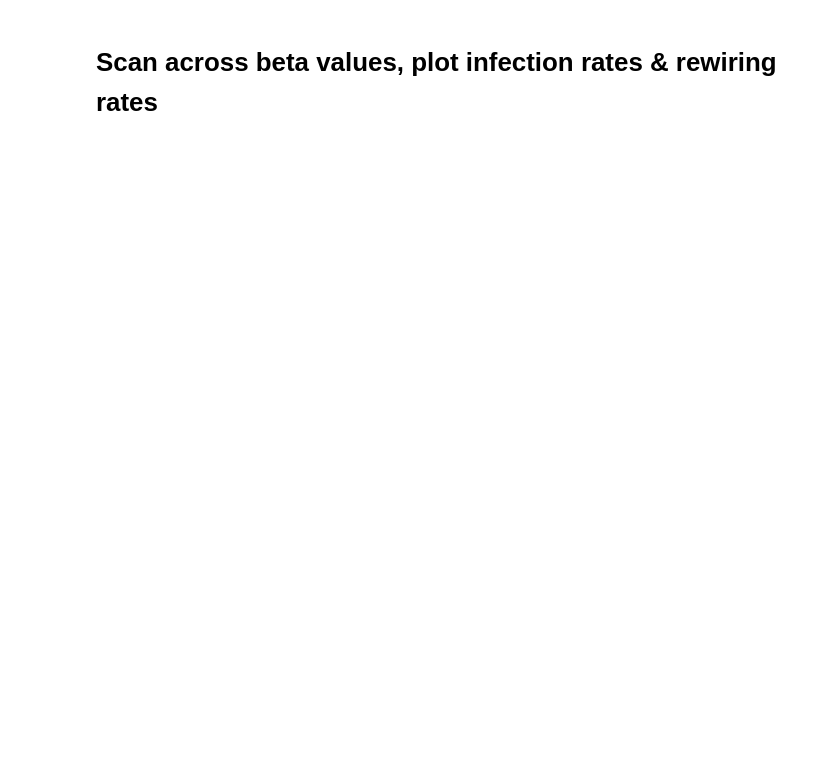
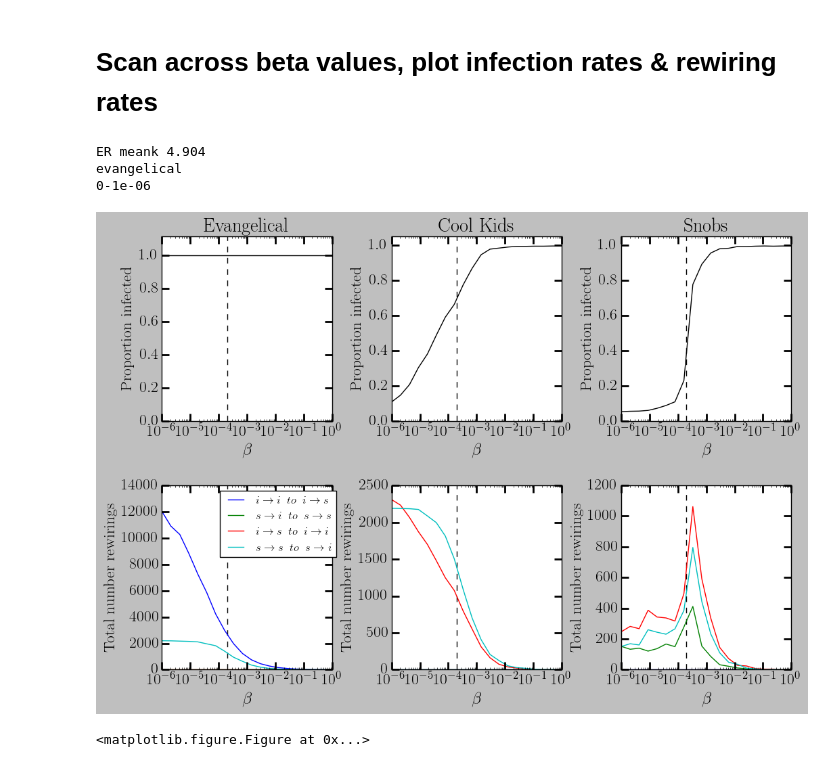
Before and after one commit to sfi72hs/sixteen, a Jupyter notebook: weird/Graphs.ipynb, the cells around one changed output. Saved outputs shown, nothing was run; the diff lists cells and outputs as text; code cells hidden in the pictures; blank space fills up the shorter version.

```diff
--- a/weird/Graphs.ipynb
+++ b/weird/Graphs.ipynb
@@ -168,3 +179,5 @@ inits['ERtest']=inits['ER'].copy()
+# %%
+rdicts_db={}
 # %%
 cnet = 'ER'
 mx_init, is_infected_init = inits[cnet]['mx_init'], inits[cnet]['is_infected_init']
@@ -175,7 +188,9 @@ if cnet not in rdicts_db:
 
 from rewire import run_rewire
 beta = 100
-for t in ['evangelical','coolkids','veggie',]:
+#for t in ['evangelical','coolkids','veggie',]:
+
+for t in ['coolkids',]:
     print t
     bf = get_bf(t)
     rdicts_db[cnet][t] = run_rewire(mx_init_ss, is_infected_init, benefit_function=bf,
@@ -369,59 +383,76 @@ mx_init, is_infected_init = inits[cnet]['mx_init'], inits[cnet]['is_infected_ini
 mx_init_ss = ss.csr_matrix(mx_init)
 print cnet, 'meank', mx_init.sum(axis=1).mean()
 
-save_vals2 = {}
+#save_vals2 = {} # !!!
 
 beta = 100
 for t in ['evangelical','coolkids','veggie',]:
     print t
-    save_vals2[t] = {}
+    #save_vals2[t] = {} # !!!
     for pndx, p_transmit in enumerate(10**np.linspace(-6,0, 20)):
         print '%d-%0.3g'%(pndx, p_transmit),
-        #if t != 'conformity3': continue
         bf = get_bf(t)
+        n_iters = 1000000
+        if p_transmit > 1e-5:
+            n_iters = 200000
+        if p_transmit > 1e-4:
+            n_iters = 30000
+        if p_transmit > 1e-2:
+            n_iters = 10000
+
         r= run_rewire(mx_init_ss, is_infected_init, benefit_function=bf,
-                                           opts=dict(beta=beta, p_transmit=p_transmit, NUM_ITERS=20000))
+                                           opts=dict(beta=beta, p_transmit=p_transmit, NUM_ITERS=n_iters))
         save_vals2[t][pndx] = (p_transmit, r)
+        break # !!!
+    break # !!!
     print
-#del mx_init, is_infected_init
+# %% [output]
+ER meank 4.904
+evangelical
+0-1e-06
 # %%
 %run initplot.py
-
+N = mx_init.shape[0]
 f, axmx = plt.subplots(2, 3, figsize=(12,8)) # , sharex='col', sharey='row')
 f.subplots_adjust(hspace=.35, wspace=.35)
 plt.figure(figsize=(9*4,12*4))
 for tndx, t in enumerate(['evangelical','coolkids','veggie',]):
+    if t not in save_vals2:
+        continue
     d=save_vals2[t]
     for i in range(len(d)):
         xx=  np.array(d[i][1]['num_infected'])
         #print xx[-1000:].min(),xx.max()
         #plt.figure()
         #plt.plot(xx)
     ps, numinfs = zip(*[(d[i][0], d[i][1]['num_infected'][-1]) for i in range(len(d))])
     #plt.subplot(3,2,tndx*2+1)
     plt.sca(axmx[0,tndx])
     plt.semilogx(ps, np.array(numinfs)/float(N), color='k')
     plt.ylim([0, 1.05*plt.ylim()[1]])
     plt.xlabel(r'$\beta$', fontsize=18)
     plt.ylabel('Proportion infected')
     plt.vlines(0.0002, plt.ylim()[0], plt.ylim()[1], colors='k', linestyles='--', linewidth=1)
     plt.title(titlecase(nicenames[t]))
     #plt.subplot(3,2,tndx*2+2)
     plt.sca(axmx[1,tndx])
     all_rwts = [ 'i-i->n', 'n-i->n', 'i-n->i',  'n-n->i']
     for rwt in all_rwts:
         clist = []
 
         for i in range(len(d)):
             ix = [ndx for ndx, c in enumerate(d[i][1]['rewire_types']) if c == rwt][0]
             clist.append((d[i][0], np.array(d[i][1]['rewire_counts_list'])[-1,ix]))
         ps, data = zip(*clist)
         plt.semilogx(ps, data)
     plt.xlabel(r'$\beta$', fontsize=18)
     plt.ylabel('Total number rewirings')
     plt.vlines(0.0002, plt.ylim()[0], plt.ylim()[1], colors='k', linestyles='--', linewidth=1)
     if tndx == 0:
-        legend = plt.legend([legendkeys.get(rwt, rwt) for rwt in all_rwts], bbox_to_anchor=(1.08,1), fontsize=12)
+        legend = plt.legend([legendkeys.get(rwt, rwt) for rwt in all_rwts], bbox_to_anchor=(1.06,1), fontsize=12)
         legend.get_frame().set_facecolor('white')
 
-#plt.savefig('out/ptransmit_sweep.pdf', bbox_inches='tight',facecolor='white')
+plt.savefig('out/ptransmit_sweep_v2.pdf', bbox_inches='tight',facecolor='white')
+# %% [output]
+[figure, added]
+<matplotlib.figure.Figure at 0x...>
```
Also changed, not shown: parts of 6 cells of this notebook, 1 other file.
